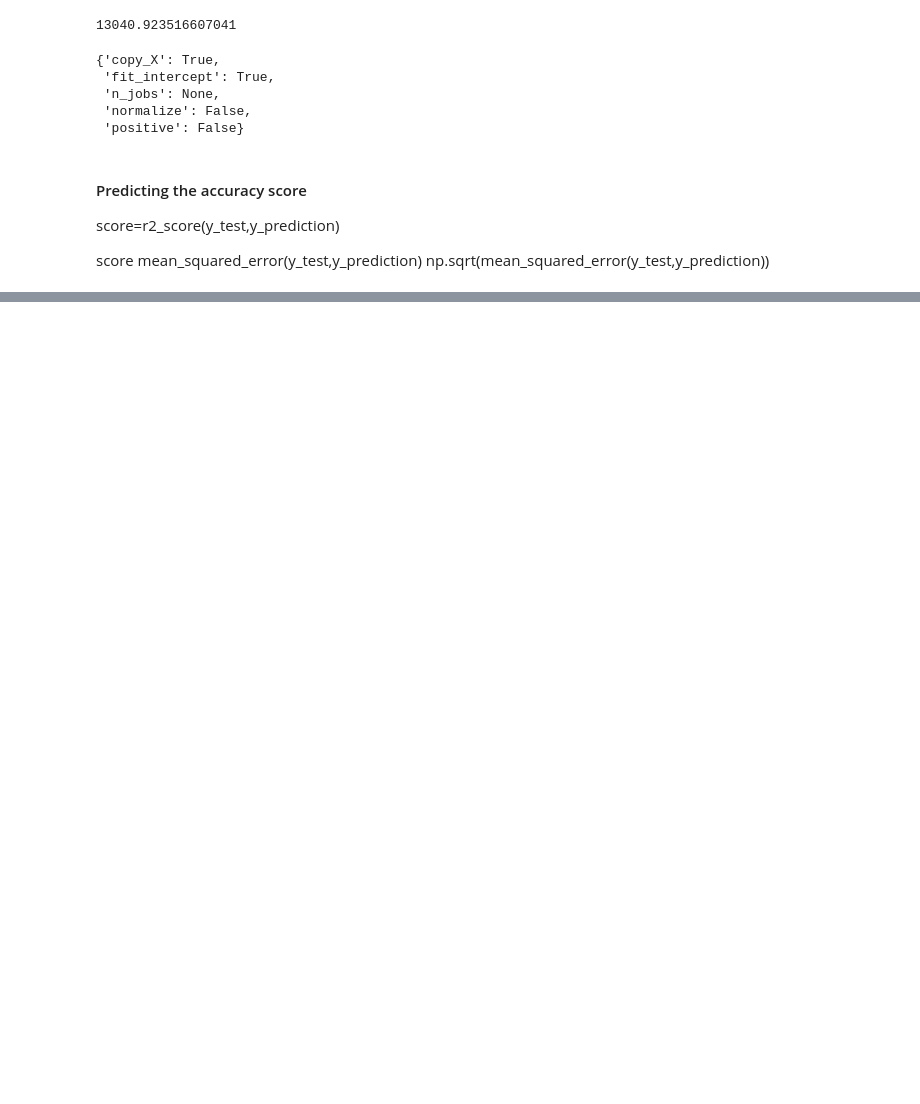
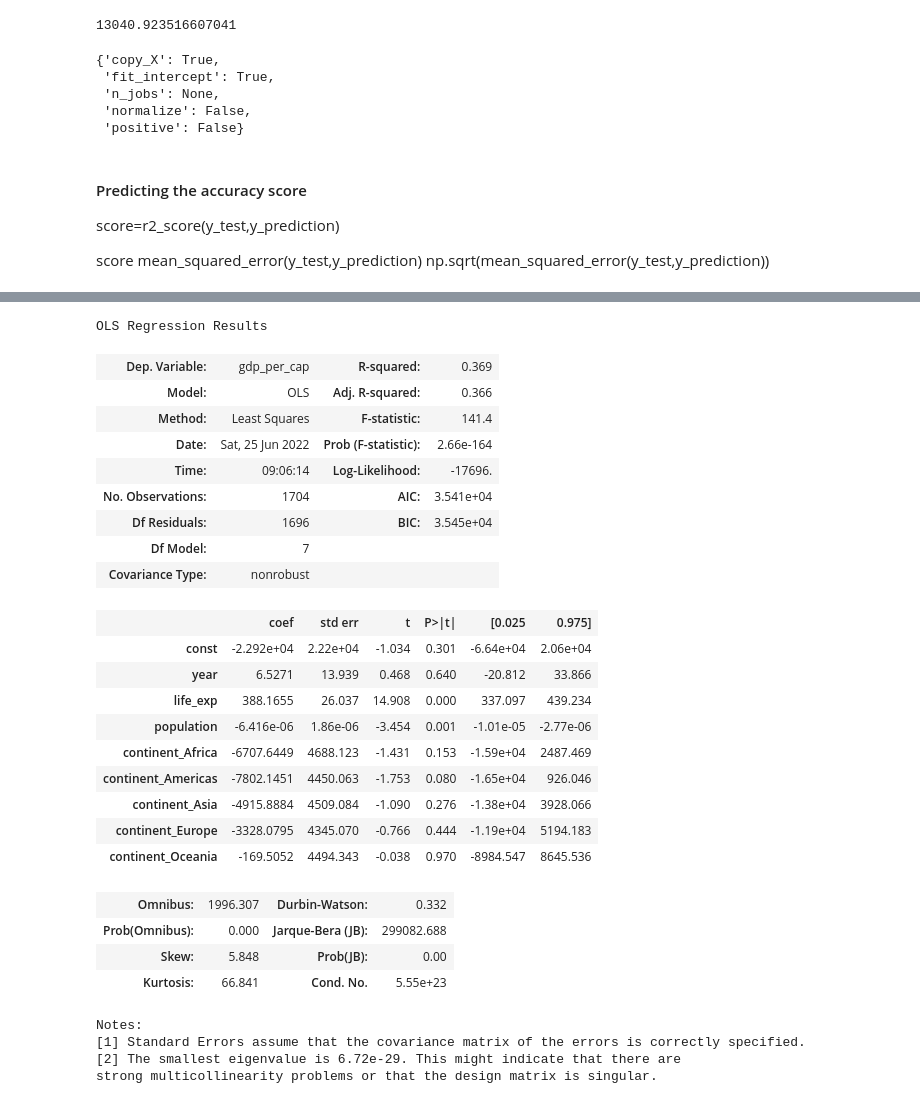
Before and after one commit to annesteinbach/supervised_learning_implementation, a Jupyter notebook: linear_regression.ipynb, the cells around one changed output, grey strips where cells are left out. Drawn from its saved outputs; the diff is of its cells as text; code cells hidden in the pictures; blank space fills up the shorter version.

Commit message:
Include dummy variable for continent

```diff
--- a/linear_regression.ipynb
+++ b/linear_regression.ipynb
@@ -173,0 +202,39 @@ fig.show()
+# %%
+Y_dummy = df_dummy.gdp_per_cap
+# %%
+X_dummy = sm.add_constant(X_dummy)
+# %%
+model_constant = sm.OLS(Y_dummy,X_dummy)
+# %%
+results_constant = model_constant.fit()
+# %%
+results_constant.summary()
+# %% [output]
+OLS Regression Results
+| Dep. Variable: | gdp_per_cap | R-squared: | 0.369 |
+| Model: | OLS | Adj. R-squared: | 0.366 |
+| Method: | Least Squares | F-statistic: | 141.4 |
+| Date: | Sat, 25 Jun 2022 | Prob (F-statistic): | 2.66e-164 |
+| Time: | 09:06:14 | Log-Likelihood: | -17696. |
+| No. Observations: | 1704 | AIC: | 3.541e+04 |
+| Df Residuals: | 1696 | BIC: | 3.545e+04 |
+| Df Model: | 7 |  |  |
+| Covariance Type: | nonrobust |  |  |
+|  | coef | std err | t | P>|t| | [0.025 | 0.975] |
+| const | -2.292e+04 | 2.22e+04 | -1.034 | 0.301 | -6.64e+04 | 2.06e+04 |
+| year | 6.5271 | 13.939 | 0.468 | 0.640 | -20.812 | 33.866 |
+| life_exp | 388.1655 | 26.037 | 14.908 | 0.000 | 337.097 | 439.234 |
+| population | -6.416e-06 | 1.86e-06 | -3.454 | 0.001 | -1.01e-05 | -2.77e-06 |
+| continent_Africa | -6707.6449 | 4688.123 | -1.431 | 0.153 | -1.59e+04 | 2487.469 |
+| continent_Americas | -7802.1451 | 4450.063 | -1.753 | 0.080 | -1.65e+04 | 926.046 |
+| continent_Asia | -4915.8884 | 4509.084 | -1.090 | 0.276 | -1.38e+04 | 3928.066 |
+| continent_Europe | -3328.0795 | 4345.070 | -0.766 | 0.444 | -1.19e+04 | 5194.183 |
+| continent_Oceania | -169.5052 | 4494.343 | -0.038 | 0.970 | -8984.547 | 8645.536 |
+| Omnibus: | 1996.307 | Durbin-Watson: | 0.332 |
+| Prob(Omnibus): | 0.000 | Jarque-Bera (JB): | 299082.688 |
+| Skew: | 5.848 | Prob(JB): | 0.00 |
+| Kurtosis: | 66.841 | Cond. No. | 5.55e+23 |
+Notes:
+[1] Standard Errors assume that the covariance matrix of the errors is correctly specified.
+[2] The smallest eigenvalue is 6.72e-29. This might indicate that there are
+strong multicollinearity problems or that the design matrix is singular.
```
Also changed, not shown: parts of 7 cells of this notebook.
